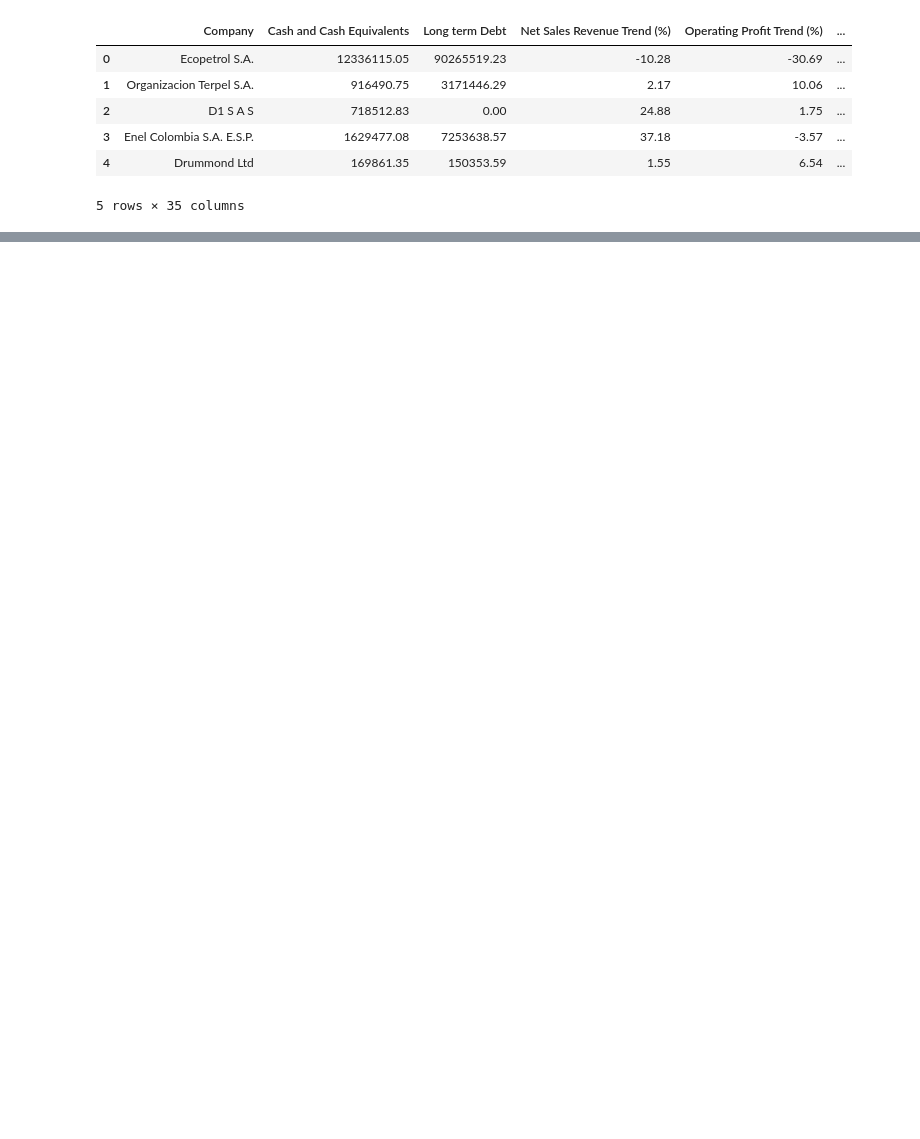
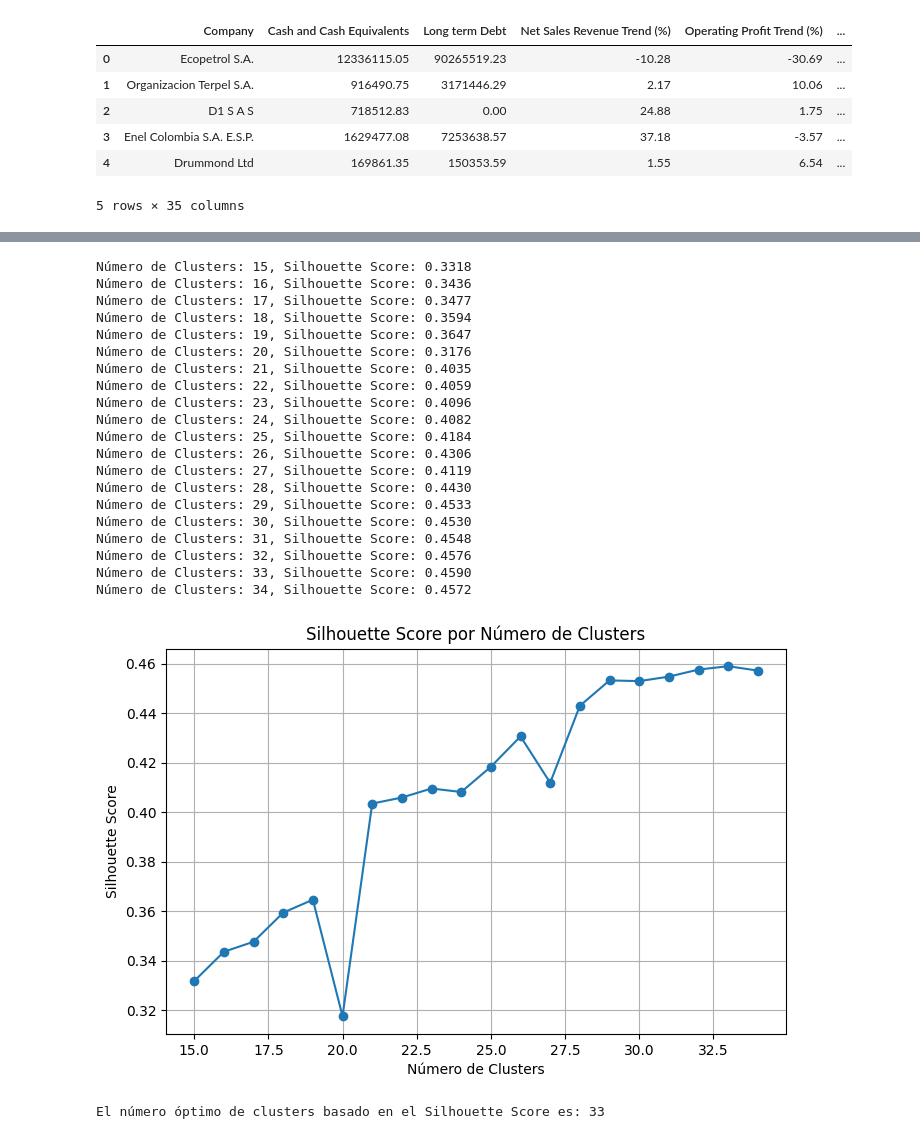
Before and after one commit to juanDango/ProyectoCienciaDatos, a Jupyter notebook: pipeline_data_preparation.ipynb, the cells around one changed output, grey strips where cells are left out. Drawn from its saved outputs; the diff is of its cells as text; code cells hidden in the pictures; blank space fills up the shorter version.

Commit message:
K-MEANS

```diff
--- a/pipeline_data_preparation.ipynb
+++ b/pipeline_data_preparation.ipynb
@@ -282,0 +335,65 @@ clean_df.head()
+# %%
+def calculate_silhouette_scores(data, cluster_range, random_state=42):
+    """
+    Calcula el Silhouette Score para un rango de clusters en K-Means.
+
+    Parámetros:
+        data: Dataset procesado (normalizado).
+        cluster_range: Rango de valores para el número de clusters (lista o rango).
+        random_state: Semilla para reproducibilidad.
+
+    Retorna:
+        Un diccionario con el número de clusters y sus respectivos Silhouette Scores.
+    """
+    silhouette_scores = {}
+
+    for n_clusters in cluster_range:
+        kmeans = KMeans(n_clusters=n_clusters, random_state=random_state)
+        labels = kmeans.fit_predict(data)
+        score = silhouette_score(data, labels)
+        silhouette_scores[n_clusters] = score
+        print(f"Número de Clusters: {n_clusters}, Silhouette Score: {score:.4f}")
+
+    return silhouette_scores
+
+# Rango de clusters a evaluar
+cluster_range = range(15, 35)
+
+# Calcular los Silhouette Scores
+silhouette_scores = calculate_silhouette_scores(train_data, cluster_range)
+
+# Graficar los resultados
+plt.figure(figsize=(8, 5))
+plt.plot(list(silhouette_scores.keys()), list(silhouette_scores.values()), marker='o')
+plt.title("Silhouette Score por Número de Clusters")
+plt.xlabel("Número de Clusters")
+plt.ylabel("Silhouette Score")
+plt.grid(True)
+plt.show()
+
+# Número óptimo de clusters
+optimal_clusters = max(silhouette_scores, key=silhouette_scores.get)
+print(f"El número óptimo de clusters basado en el Silhouette Score es: {optimal_clusters}")
+# %% [output]
+Número de Clusters: 15, Silhouette Score: 0.3318
+Número de Clusters: 16, Silhouette Score: 0.3436
+Número de Clusters: 17, Silhouette Score: 0.3477
+Número de Clusters: 18, Silhouette Score: 0.3594
+Número de Clusters: 19, Silhouette Score: 0.3647
+Número de Clusters: 20, Silhouette Score: 0.3176
+Número de Clusters: 21, Silhouette Score: 0.4035
+Número de Clusters: 22, Silhouette Score: 0.4059
+Número de Clusters: 23, Silhouette Score: 0.4096
+Número de Clusters: 24, Silhouette Score: 0.4082
+Número de Clusters: 25, Silhouette Score: 0.4184
+Número de Clusters: 26, Silhouette Score: 0.4306
+Número de Clusters: 27, Silhouette Score: 0.4119
+Número de Clusters: 28, Silhouette Score: 0.4430
+Número de Clusters: 29, Silhouette Score: 0.4533
+Número de Clusters: 30, Silhouette Score: 0.4530
+Número de Clusters: 31, Silhouette Score: 0.4548
+Número de Clusters: 32, Silhouette Score: 0.4576
+Número de Clusters: 33, Silhouette Score: 0.4590
+Número de Clusters: 34, Silhouette Score: 0.4572
+[figure, added]
+El número óptimo de clusters basado en el Silhouette Score es: 33
```
Also changed, not shown: parts of 9 cells of this notebook.
